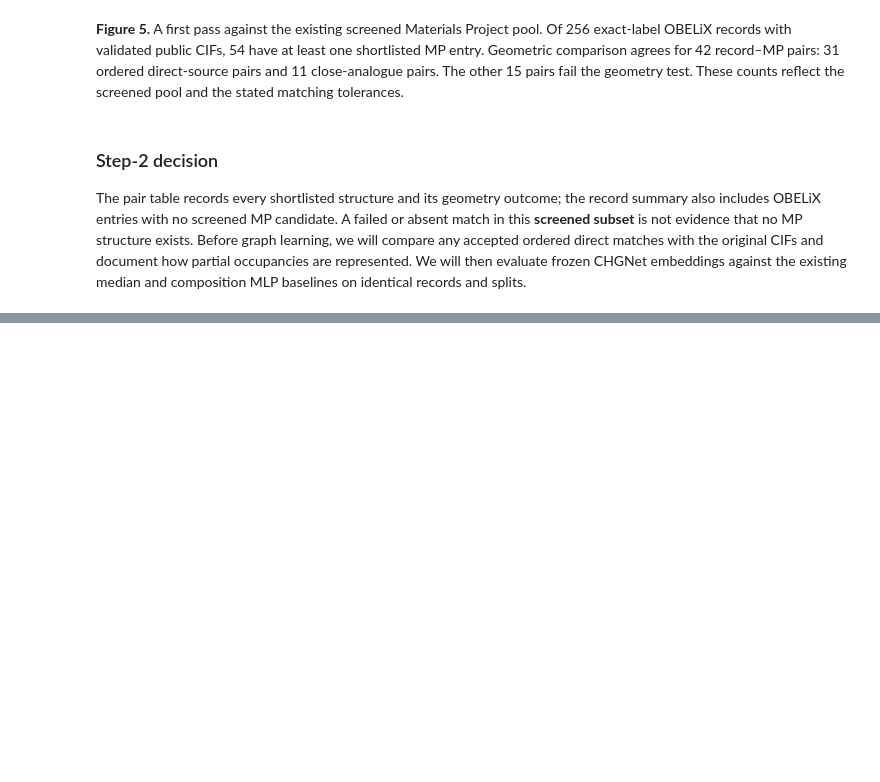
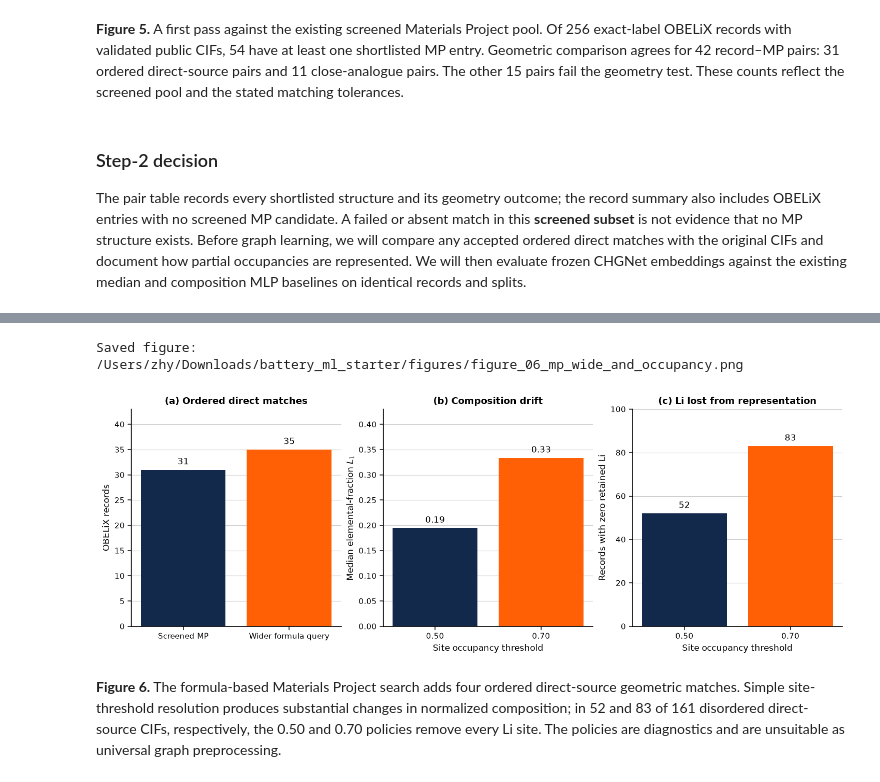
Before and after one commit to ZJYang-96485/Physics-Informed-Neural-Network-and-Multiscale-Simulations-for-Lithium-Ion-Conductors, a Jupyter notebook: battery_materials_project.ipynb, the cells around one changed output, grey strips where cells are left out. Drawn from its saved outputs; the diff is of its cells as text; code cells hidden in the pictures; blank space fills up the shorter version.

Commit message:
Audit wider MP matches and occupancy sensitivity

```diff
--- a/battery_materials_project.ipynb
+++ b/battery_materials_project.ipynb
@@ -2193,0 +2460,40 @@ The pair table records every shortlisted structure and its geometry outcome; the
+# %%
+fig,axes=plt.subplots(1,3,figsize=(12.0,4.2),constrained_layout=True)
+
+bars=axes[0].bar(["Screened MP","Wider formula query"],[len(prior),len(current)],
+                 color=[ILLINI_BLUE,ILLINI_ORANGE])
+axes[0].bar_label(bars,padding=4)
+axes[0].set_ylim(0,43)
+axes[0].set_title("(a) Ordered direct matches")
+axes[0].set_ylabel("OBELiX records")
+finish_axis(axes[0],"y")
+
+policy_summary=occupancy_audit.groupby("policy_threshold").agg(
+    median_l1=("fractional_composition_l1","median"),
+    lose_li=("resolved_has_li",lambda x:(~x).sum()),
+)
+bars=axes[1].bar(["0.50","0.70"],policy_summary.median_l1,
+                 color=[ILLINI_BLUE,ILLINI_ORANGE])
+axes[1].bar_label(bars,fmt="%.2f",padding=4)
+axes[1].set_ylim(0,.43)
+axes[1].set_title("(b) Composition drift")
+axes[1].set_xlabel("Site occupancy threshold")
+axes[1].set_ylabel(r"Median elemental-fraction $L_1$")
+finish_axis(axes[1],"y")
+
+bars=axes[2].bar(["0.50","0.70"],policy_summary.lose_li,
+                 color=[ILLINI_BLUE,ILLINI_ORANGE])
+axes[2].bar_label(bars,padding=4)
+axes[2].set_ylim(0,100)
+axes[2].set_title("(c) Li lost from representation")
+axes[2].set_xlabel("Site occupancy threshold")
+axes[2].set_ylabel("Records with zero retained Li")
+finish_axis(axes[2],"y")
+
+save_report_figure(fig,"figure_06_mp_wide_and_occupancy.png")
+plt.show()
+# %% [output]
+Saved figure: /Users/zhy/Downloads/battery_ml_starter/figures/figure_06_mp_wide_and_occupancy.png
+[figure, added]
+# %% [markdown]
+**Figure 6.** The formula-based Materials Project search adds four ordered direct-source geometric matches. Simple site-threshold resolution produces substantial changes in normalized composition; in 52 and 83 of 161 disordered direct-source CIFs, respectively, the 0.50 and 0.70 policies remove every Li site. The policies are diagnostics and are unsuitable as universal graph preprocessing.
```
Also changed, not shown: parts of 6 cells of this notebook, 6 other files.
